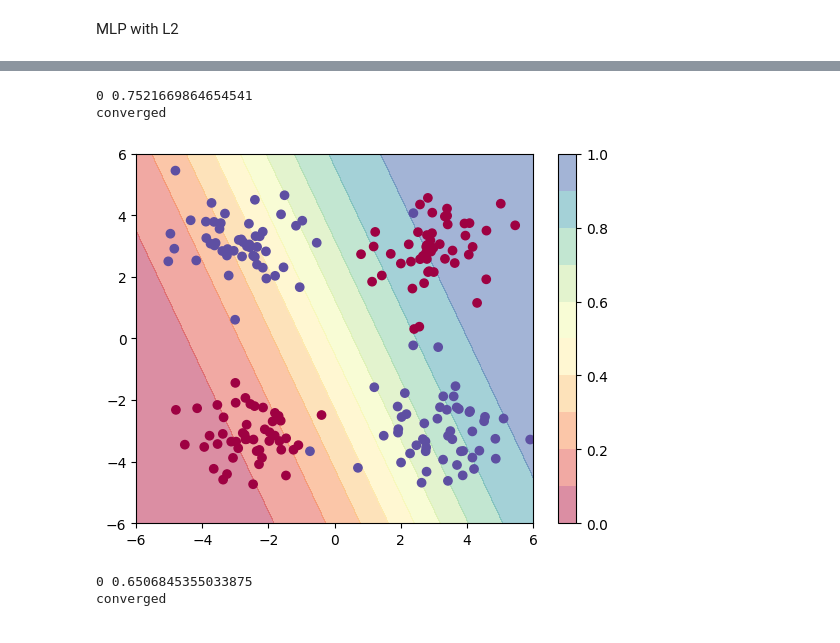
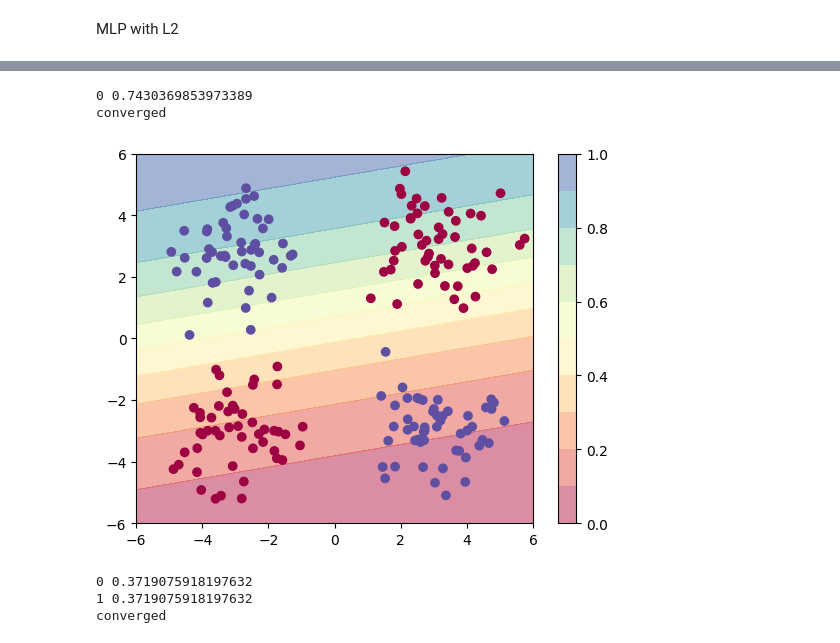
Before and after one commit to dhruvgupta-20104/assignment-3-ml-stumble-guys, a Jupyter notebook: question_2.ipynb, the cells around one changed output, grey strips where cells are left out. Cells and saved outputs as stored; diff of their text form; code cells hidden in the pictures.

```diff
--- a/question_2.ipynb
+++ b/question_2.ipynb
@@ -159,7 +159,7 @@ Test Accuracy of the model on the 200: 99.5 %
 
 def predict_plot_grid(model):
     XX, YY = torch.meshgrid(torch.linspace(-6, 6, 100), torch.linspace(-6, 6, 100))
-    X_grid = torch.cat([XX.unsqueeze(-1), YY.unsqueeze(-1)], dim=-1)
+    X_grid = torch.cat([XX.unsqueeze(-1), YY.unsqueeze(-1)], dim=-1).reshape(-1, 2)
     logits = model(X_grid)
     probs = torch.sigmoid(logits).reshape(100, 100)
     plt.contourf(XX, YY, probs.detach().numpy(),
@@ -253,27 +383,4 @@ MLP with L2
 # %%
-class MLP(nn.Module):
-  '''
-    Multilayer Perceptron.
-  '''
-  def __init__(self):
-    super().__init__()
-    self.layers = nn.Sequential(
-      nn.Linear(2, 15),
-      nn.ReLU(),
-      nn.Linear(15, 10),
-      nn.ReLU(),
-      nn.Linear(10, 1)
-    )
-
-
-  def forward(self, x):
-    '''Forward pass'''
-    return self.layers(x)
-
-model3 = MLP()
-criterion = nn.BCEWithLogitsLoss()
-optimizer = optim.SGD(model3.parameters(), lr=0.1)
-
 for epoch in range(100):
     # Forward pass
     outputs = model3(inputs)
@@ -283,7 +390,7 @@ for epoch in range(100):
 
     # Zero the gradients
     optimizer.zero_grad()
-    l2_coeff = 0.1
+    l2_coeff = 0.001
     l2_reg  = 0
     for parameter in model3.parameters():
         l2_reg +=  parameter.norm(2)
@@ -326,22 +435,18 @@ predict_plot_grid(model3)
 # %%
-class LogisticRegression(nn.Module):
+class Logistic_Regression(nn.Module):
     def __init__(self, input_dim):
-        super(LogisticRegression, self).__init__()
+        super(Logistic_Regression, self).__init__()
         self.linear = nn.Linear(input_dim, 1)
 
     def forward(self, x):
         logits = self.linear(x)
         return logits
-
-log_reg = LogisticRegression(2)
 # %%
 # Predict with the model
-
-
 def predict_plot_grid(model):
     XX, YY = torch.meshgrid(torch.linspace(-6, 6, 100), torch.linspace(-6, 6, 100))
     X_grid = torch.cat([XX.unsqueeze(-1), YY.unsqueeze(-1)], dim=-1)
-    logits = model(X_grid)
+    logits = model(X_grid.reshape(-1, 2))
     probs = torch.sigmoid(logits).reshape(100, 100)
     plt.contourf(XX, YY, probs.detach().numpy(), levels=[0.0, 0.1, 0.2,0.3, 0.4,0.5, 0.6,0.7, 0.8,0.9, 1.0],
                  cmap=plt.cm.Spectral, alpha=0.5)
@@ -349,5 +454,6 @@ def predict_plot_grid(model):
 
     plt.scatter(inputs[:, 0].detach().numpy(), inputs[:, 1].detach().numpy(),c=targets, cmap=plt.cm.Spectral)
 
+log_reg = Logistic_Regression(2)
 predict_plot_grid(log_reg)
 # %% [output]
@@ -365,7 +471,7 @@ X_tensor = torch.tensor(inputs, dtype=torch.float32)
 
 # print(X_tensor.shape)
 
-log_reg5= LogisticRegression(2)
+log_reg= Logistic_Regression(2)
 
 
 opt = torch.optim.Adam(log_reg.parameters(), lr=0.1)
@@ -378,34 +484,34 @@ targets = targets.type(torch.LongTensor)
 
 prev_loss = 1e8
 
 F = nn.CrossEntropyLoss()
 
 i = 0
 while not converged:
     opt.zero_grad()
     logits = log_reg(X_tensor)
     # print(targets)
     logits = logits.detach().numpy()
     prob = sigmoid(logits)
     other_prob = 1 - prob
-    p = np.hstack((prob, other_prob))
+    p = np.hstack((other_prob, prob))
     p = torch.tensor(p, requires_grad=True)
     loss = F(p, targets)
     # loss = nn.BCEWithLogitsLoss()(logits, torch.tensor(targets, dtype=torch.float32).view(-1, 1))
     loss.backward()
     opt.step()
     if i%10==0:
         print(i, loss.item())
-    if np.abs(prev_loss - loss.item()) < 1e-5:
+    if np.abs(prev_loss - loss.item()) < 1e-9:
         converged = True
         print("converged")
     prev_loss = loss.item()
     i = i + 1
 
 
 
 predict_plot_grid(log_reg)
 # %% [output]
-0 0.7521669864654541
+0 0.7430369853973389
 converged
-[figure, old version]
+[figure, new version]
@@ -415,15 +518,15 @@ log_reg5 = LogisticRegression(5)
 # %%
-# inputs = inputs.detach().numpy()
-# inputs = np.concatenate([inputs, inputs[:,[0]]*inputs[:,[1]], inputs[:, [0]]**2, inputs[:, [1]]**2], axis=-1)
+inputs_ = inputs.detach().numpy()
+inputs_ = np.concatenate([inputs_, inputs_[:,[0]]*inputs_[:,[1]]], axis=-1)
 
 def sigmoid(x):
     return 1/(1+np.exp(-x))
 
-X_tensor = torch.tensor(inputs, dtype=torch.float32)
+X_tensor = torch.tensor(inputs_, dtype=torch.float32)
 
 # print(X_tensor.shape)
 
-log_reg5= LogisticRegression(2)
+log_reg5= Logistic_Regression(3)
 
 
 opt = torch.optim.Adam(log_reg.parameters(), lr=0.1)
@@ -441,24 +544,24 @@ F = nn.CrossEntropyLoss()
 i = 0
 while not converged:
     opt.zero_grad()
-    logits = log_reg(X_tensor)
+    logits = log_reg5(X_tensor)
     # print(targets)
     logits = logits.detach().numpy()
     prob = sigmoid(logits)
     other_prob = 1 - prob
-    p = np.hstack((prob, other_prob))
+    p = np.hstack((other_prob, prob))
     p = torch.tensor(p, requires_grad=True)
     loss = F(p, targets)
     loss.backward()
     opt.step()
-    if i%10==0:
-        print(i, loss.item())
-    if np.abs(prev_loss - loss.item()) < 1e-5:
+    print(i, loss.item())
+    if np.abs(prev_loss - loss.item()) < 1e-9:
         converged = True
         print("converged")
     prev_loss = loss.item()
     i = i + 1
 # %% [output]
-0 0.6506845355033875
+0 0.3719075918197632
+1 0.3719075918197632
 converged
 # %%
```
Also changed, not shown: parts of 18 cells of this notebook, 1 other file.
